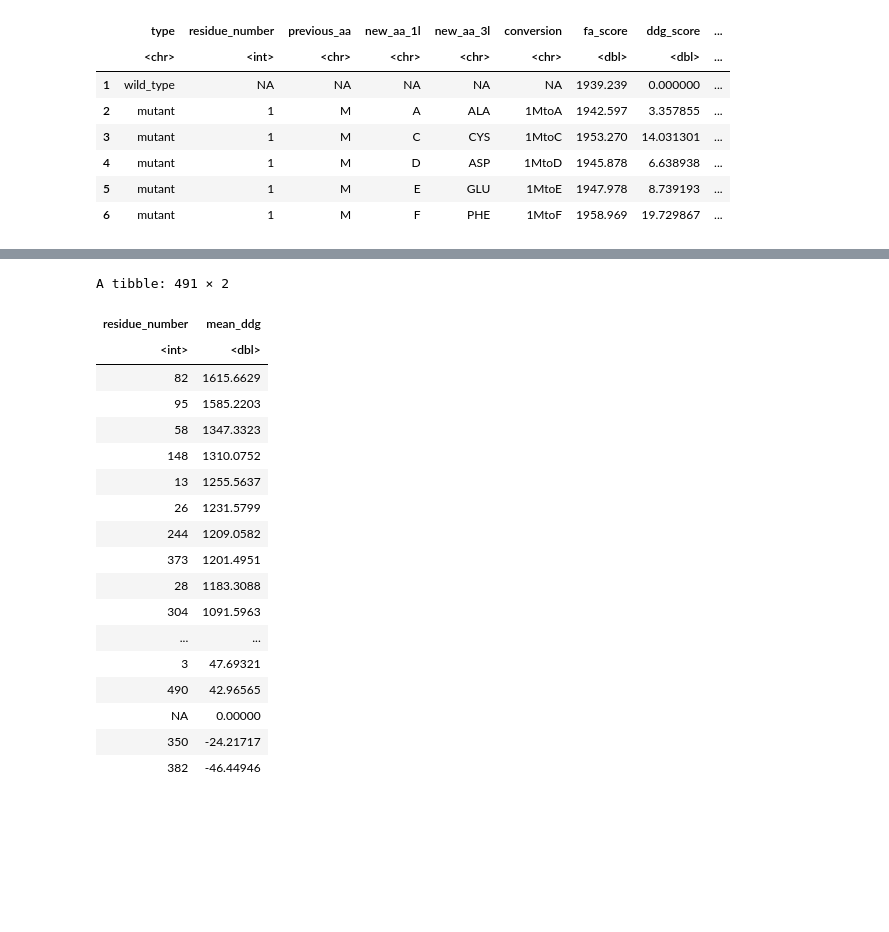
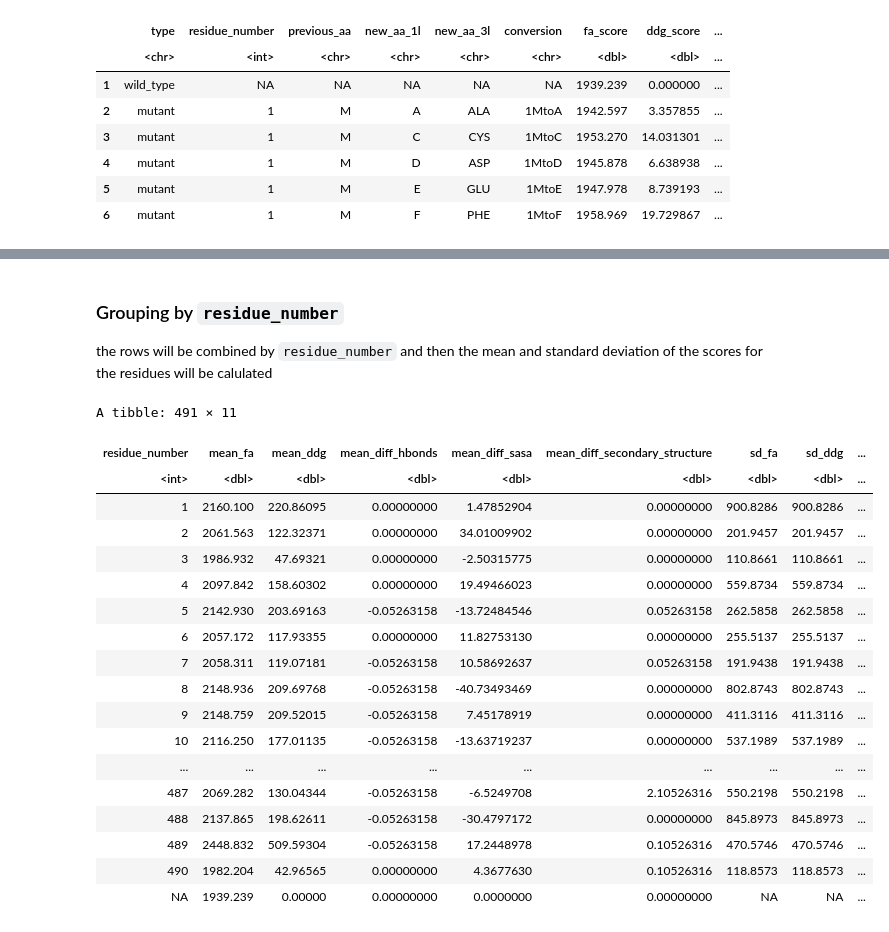
Before and after one commit to redradman/OneAAatATime, a Jupyter notebook: Analysis.ipynb, the cells around one changed output, grey strips where cells are left out. Cells and saved outputs as stored; diff of their text form; code cells hidden in the pictures; blank space fills up the shorter version.

Commit message:
add the grouping to analysis

```diff
--- a/Analysis.ipynb
+++ b/Analysis.ipynb
@@ -62,22 +65,37 @@ A data.frame: 6 × 13
+# %% [markdown]
+### Grouping by `residue_number`
+the rows will be combined by `residue_number` and then the mean and standard deviation of the scores for the residues will be calulated
 # %%
-dataShort |> group_by(residue_number) |> summarize(mean_ddg = mean(ddg_score)) |> arrange(desc(mean_ddg))
+data_group_by_res_num <- dataShort |> group_by(residue_number) |>
+    summarize(mean_fa = mean(fa_score),
+              mean_ddg = mean(ddg_score),
+              mean_diff_hbonds = mean(diff_hbonds),
+              mean_diff_sasa = mean(diff_sasa),
+              mean_diff_secondary_structure = mean(diff_secondary_structure),
+              sd_fa = sd(fa_score),
+              sd_ddg = sd(ddg_score),
+              sd_diff_hbonds = sd(diff_hbonds),
+              sd_diff_sasa = sd(diff_sasa),
+              sd_diff_secondary_structure = sd(diff_secondary_structure))
+
+data_group_by_res_num
 # %% [output]
-A tibble: 491 × 2
+A tibble: 491 × 11
-| residue_number | mean_ddg |
-| <int> | <dbl> |
-| 82 | 1615.6629 |
-| 95 | 1585.2203 |
-| 58 | 1347.3323 |
-| 148 | 1310.0752 |
-| 13 | 1255.5637 |
-| 26 | 1231.5799 |
-| 244 | 1209.0582 |
-| 373 | 1201.4951 |
-| 28 | 1183.3088 |
-| 304 | 1091.5963 |
-| ... | ... |
-| 3 | 47.69321 |
-| 490 | 42.96565 |
-| NA | 0.00000 |
-| 350 | -24.21717 |
-| 382 | -46.44946 |
+| residue_number | mean_fa | mean_ddg | mean_diff_hbonds | mean_diff_sasa | mean_diff_secondary_structure | sd_fa | sd_ddg | ... |
+| <int> | <dbl> | <dbl> | <dbl> | <dbl> | <dbl> | <dbl> | <dbl> | ... |
+| 1 | 2160.100 | 220.86095 | 0.00000000 | 1.47852904 | 0.00000000 | 900.8286 | 900.8286 | ... |
+| 2 | 2061.563 | 122.32371 | 0.00000000 | 34.01009902 | 0.00000000 | 201.9457 | 201.9457 | ... |
+| 3 | 1986.932 | 47.69321 | 0.00000000 | -2.50315775 | 0.00000000 | 110.8661 | 110.8661 | ... |
+| 4 | 2097.842 | 158.60302 | 0.00000000 | 19.49466023 | 0.00000000 | 559.8734 | 559.8734 | ... |
+| 5 | 2142.930 | 203.69163 | -0.05263158 | -13.72484546 | 0.05263158 | 262.5858 | 262.5858 | ... |
+| 6 | 2057.172 | 117.93355 | 0.00000000 | 11.82753130 | 0.00000000 | 255.5137 | 255.5137 | ... |
+| 7 | 2058.311 | 119.07181 | -0.05263158 | 10.58692637 | 0.05263158 | 191.9438 | 191.9438 | ... |
+| 8 | 2148.936 | 209.69768 | -0.05263158 | -40.73493469 | 0.00000000 | 802.8743 | 802.8743 | ... |
+| 9 | 2148.759 | 209.52015 | -0.05263158 | 7.45178919 | 0.00000000 | 411.3116 | 411.3116 | ... |
+| 10 | 2116.250 | 177.01135 | -0.05263158 | -13.63719237 | 0.00000000 | 537.1989 | 537.1989 | ... |
+| ... | ... | ... | ... | ... | ... | ... | ... | ... |
+| 487 | 2069.282 | 130.04344 | -0.05263158 | -6.5249708 | 2.10526316 | 550.2198 | 550.2198 | ... |
+| 488 | 2137.865 | 198.62611 | -0.05263158 | -30.4797172 | 0.00000000 | 845.8973 | 845.8973 | ... |
+| 489 | 2448.832 | 509.59304 | -0.05263158 | 17.2448978 | 0.10526316 | 470.5746 | 470.5746 | ... |
+| 490 | 1982.204 | 42.96565 | 0.00000000 | 4.3677630 | 0.10526316 | 118.8573 | 118.8573 | ... |
+| NA | 1939.239 | 0.00000 | 0.00000000 | 0.0000000 | 0.00000000 | NA | NA | ... |
```
Also changed, not shown: parts of 1 cell of this notebook.
